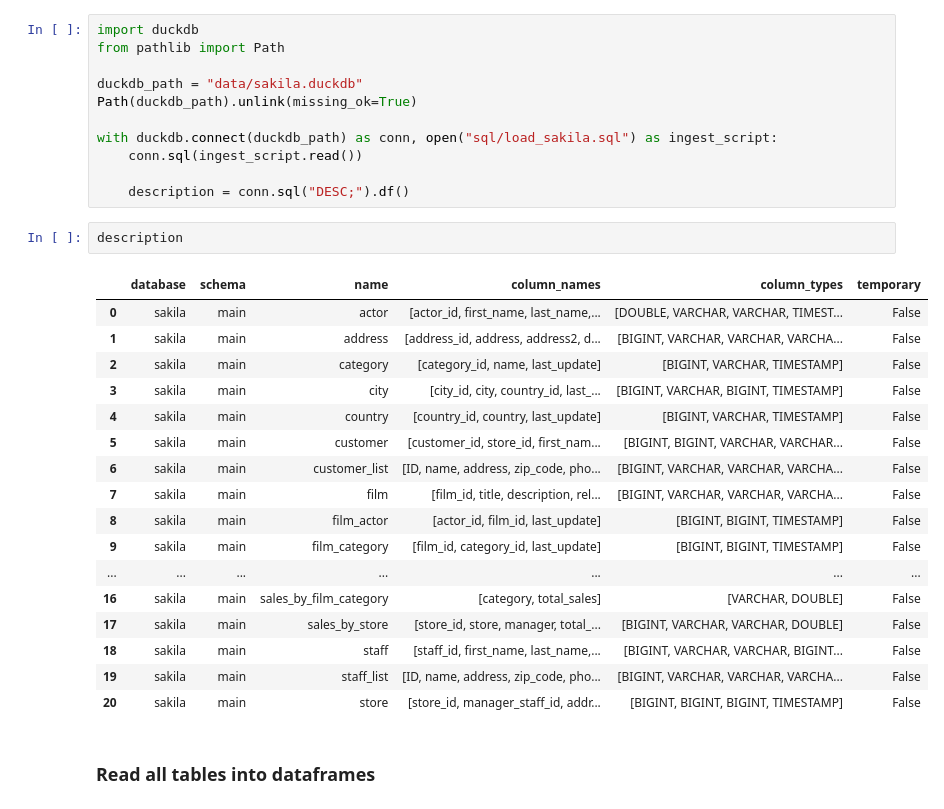
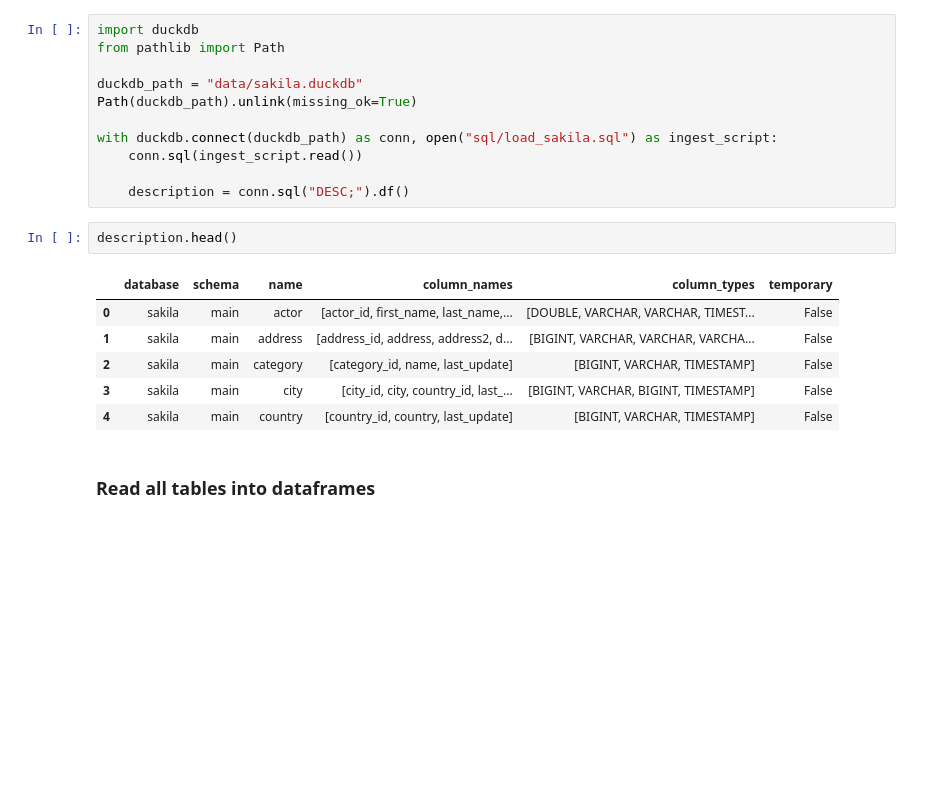
Before and after one commit to LisaYllander92/SQL_LAB_DE25_LisaYllander, a Jupyter notebook: data_analys.ipynb, the cells around one changed output. Cells and saved outputs as stored; diff of their text form; blank space fills up the shorter version.

```diff
--- a/data_analys.ipynb
+++ b/data_analys.ipynb
@@ -10,25 +10,14 @@ with duckdb.connect(duckdb_path) as conn, open("sql/load_sakila.sql") as ingest_
 
     description = conn.sql("DESC;").df()
 # %%
-description
+description.head()
 # %% [output]
 |  | database | schema | name | column_names | column_types | temporary |
 | 0 | sakila | main | actor | [actor_id, first_name, last_name,... | [DOUBLE, VARCHAR, VARCHAR, TIMEST... | False |
 | 1 | sakila | main | address | [address_id, address, address2, d... | [BIGINT, VARCHAR, VARCHAR, VARCHA... | False |
 | 2 | sakila | main | category | [category_id, name, last_update] | [BIGINT, VARCHAR, TIMESTAMP] | False |
 | 3 | sakila | main | city | [city_id, city, country_id, last_... | [BIGINT, VARCHAR, BIGINT, TIMESTAMP] | False |
 | 4 | sakila | main | country | [country_id, country, last_update] | [BIGINT, VARCHAR, TIMESTAMP] | False |
-| 5 | sakila | main | customer | [customer_id, store_id, first_nam... | [BIGINT, BIGINT, VARCHAR, VARCHAR... | False |
-| 6 | sakila | main | customer_list | [ID, name, address, zip_code, pho... | [BIGINT, VARCHAR, VARCHAR, VARCHA... | False |
-| 7 | sakila | main | film | [film_id, title, description, rel... | [BIGINT, VARCHAR, VARCHAR, VARCHA... | False |
-| 8 | sakila | main | film_actor | [actor_id, film_id, last_update] | [BIGINT, BIGINT, TIMESTAMP] | False |
-| 9 | sakila | main | film_category | [film_id, category_id, last_update] | [BIGINT, BIGINT, TIMESTAMP] | False |
-| ... | ... | ... | ... | ... | ... | ... |
-| 16 | sakila | main | sales_by_film_category | [category, total_sales] | [VARCHAR, DOUBLE] | False |
-| 17 | sakila | main | sales_by_store | [store_id, store, manager, total_... | [BIGINT, VARCHAR, VARCHAR, DOUBLE] | False |
-| 18 | sakila | main | staff | [staff_id, first_name, last_name,... | [BIGINT, VARCHAR, VARCHAR, BIGINT... | False |
-| 19 | sakila | main | staff_list | [ID, name, address, zip_code, pho... | [BIGINT, VARCHAR, VARCHAR, VARCHA... | False |
-| 20 | sakila | main | store | [store_id, manager_staff_id, addr... | [BIGINT, BIGINT, BIGINT, TIMESTAMP] | False |
 # %% [markdown]
 ### Read all tables into dataframes
 # %%
```
Also changed, not shown: parts of 16 cells of this notebook, 14 other files.
